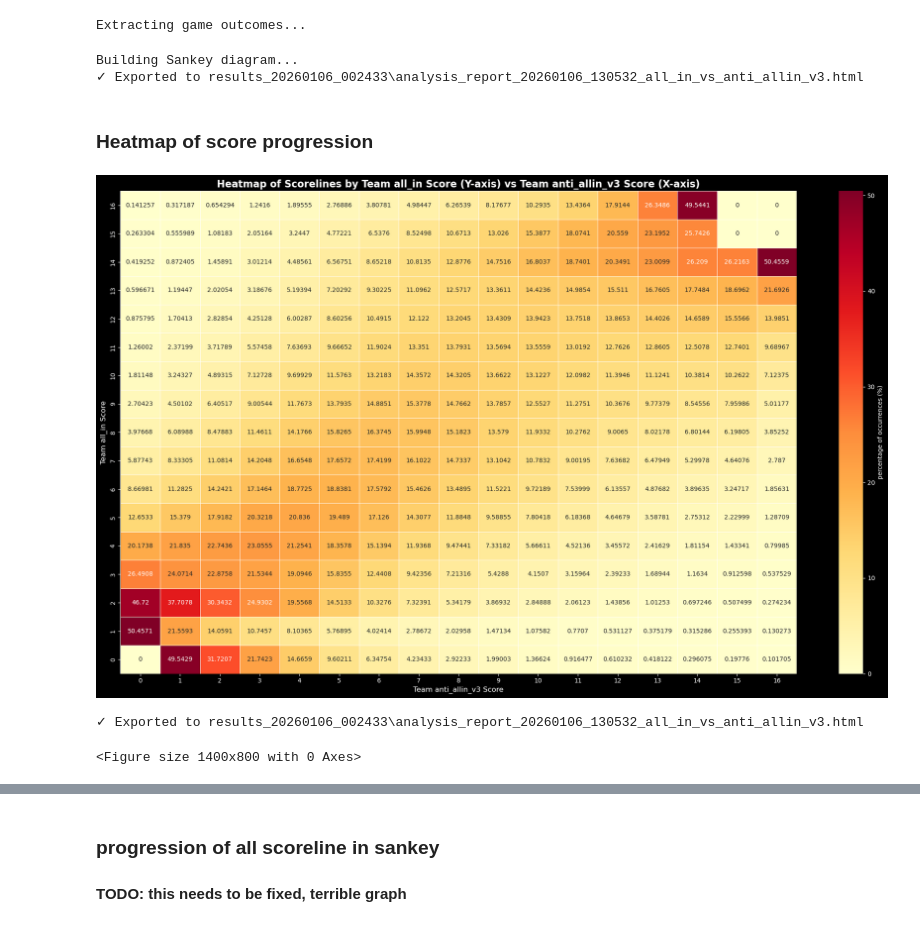
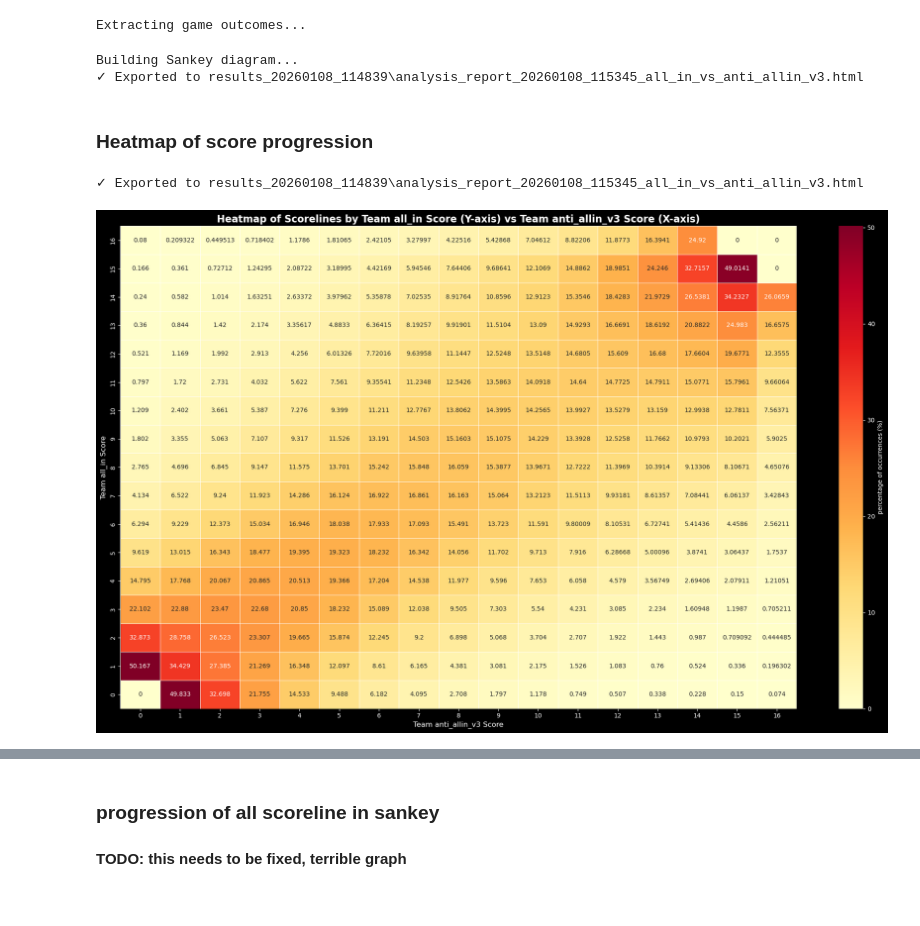
Before and after one commit to petz15/csgo_abm, a Jupyter notebook: analysis_notebook_v2.ipynb, the cells around one changed output, grey strips where cells are left out. Cells and saved outputs as stored; diff of their text form; code cells hidden in the pictures.

```diff
--- a/analysis_notebook_v2.ipynb
+++ b/analysis_notebook_v2.ipynb
@@ -29,12 +6,12 @@ Default parameters for manual execution. When run via papermill/batch mode, thes
 # Parameters Cell (papermill injects values here in batch mode)
 # For manual execution, these defaults are used
 
-FOLDER_PATH = r"results_20260106_002433"  # Update this path for manual runs
+FOLDER_PATH = r"results_20260108_114839"  # Update this path for manual runs
 CSV_FILE_PATH = rf"{FOLDER_PATH}\all_games_minimal.csv"
 CSV_INFO_FILE_PATH = rf"{FOLDER_PATH}\simulation_summary.json"
 
 CSV_TYPE = "minimal"  # Options: "full" or "minimal"
-INCLUDE_OT_GAMES = False  # Set to False to exclude overtime games
+INCLUDE_OT_GAMES = True  # Set to False to exclude overtime games
 
 print(f"Analyzing: {FOLDER_PATH}")
 # %% [output]
@@ -1080,7 +1274,7 @@ exporter.export(fig, title="Game Progression Flow - Sankey Diagram")
 # and improve ordering of the bars (t1 top, t2 bottom)
 # %% [output]
 Building Sankey diagram...
-✓ Exported to results_20260106_002433\analysis_report_20260106_130532_all_in_vs_anti_allin_v3.html
+✓ Exported to results_20260108_114839\analysis_report_20260108_115345_all_in_vs_anti_allin_v3.html
 # %% [markdown]
 ### Heatmap of score progression
 # %%
@@ -1110,36 +1304,37 @@ scoreline_by_round_df = scoreline_by_round_df.sort_values(['round_number', 'scor
 # %%
 # Create a pivot table for the heatmap
 # We'll use round_number as x-axis and scoreline as y-axis, with scoreline_occurrences as values
-heatmap_data = scoreline_by_round_df[['t1_score_end', 't2_score_end', 'percentage']]
+heatmap_data = scoreline_by_round_df[scoreline_by_round_df['round_number'] < 31][['t1_score_end', 't2_score_end', 'percentage']]
 
 # Create pivot table using t1_score_end and t2_score_end
 pivot_data = heatmap_data.pivot_table(
     index='t1_score_end',
     columns='t2_score_end',
     values='percentage',
     aggfunc='sum',
     fill_value=0
 )
 
 # Sort by index and columns
 pivot_data = pivot_data.sort_index(ascending=False).sort_index(axis=1, ascending=True)
 
 # Create the heatmap
-plt.figure(figsize=(20, 12))
+fig = plt.figure(figsize=(20, 12))
 sns.heatmap(pivot_data,
             cmap='YlOrRd',
             annot=True,
             fmt='g',
             cbar_kws={'label': 'percentage of occurrences (%)'},
             linewidths=0.5)
 
 plt.title(f'Heatmap of Scorelines by Team {t1_label} Score (Y-axis) vs Team {t2_label} Score (X-axis)', fontsize=16, fontweight='bold')
 plt.xlabel(f'Team {t2_label} Score', fontsize=12)
 plt.ylabel(f'Team {t1_label} Score', fontsize=12)
 plt.tight_layout()
+
+# Export BEFORE showing
+exporter.export(fig, title="Scoreline Heatmap - T1 vs T2")
 plt.show()
-exporter.export(plt.gcf(), title="Scoreline Heatmap - T1 vs T2")
 # %% [output]
+✓ Exported to results_20260108_114839\analysis_report_20260108_115345_all_in_vs_anti_allin_v3.html
-[figure, old version]
+[figure, new version]
-✓ Exported to results_20260106_002433\analysis_report_20260106_130532_all_in_vs_anti_allin_v3.html
-<Figure size 1400x800 with 0 Axes>
```
Also changed, not shown: parts of 20 cells of this notebook, 9 other files.
